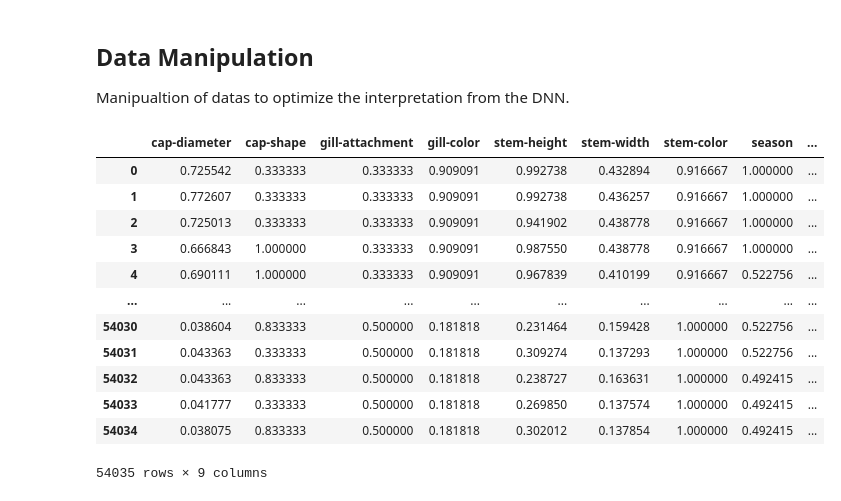
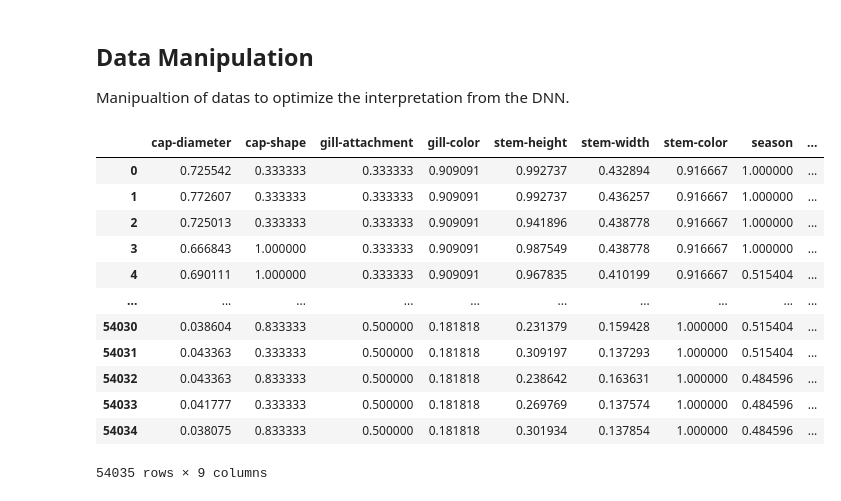
Before and after one commit to sergio-egm/Deep-Learning, a Jupyter notebook: Project/analize.ipynb, the cells around one changed output. Saved outputs shown, nothing was run; the diff lists cells and outputs as text; code cells hidden in the pictures.

```diff
--- a/Project/analize.ipynb
+++ b/Project/analize.ipynb
@@ -30,23 +24,27 @@ plt.show()
 
 Manipualtion of datas to optimize the interpretation from the DNN.
 # %%
-# data normalization
+# data normalization and tralation
+norm = pd.DataFrame()
 for columns in df:
     max_val = np.max(df[columns])
-    df[columns] /= max_val
+    min_val = np.min(df[columns])
+
+    norm[columns] = [min_val , max_val - min_val]
+    df[columns]   = (df[columns] - norm[columns][0]) / norm[columns][1]
 
 df
 # %% [output]
 |  | cap-diameter | cap-shape | gill-attachment | gill-color | stem-height | stem-width | stem-color | season | ... |
-| 0 | 0.725542 | 0.333333 | 0.333333 | 0.909091 | 0.992738 | 0.432894 | 0.916667 | 1.000000 | ... |
-| 1 | 0.772607 | 0.333333 | 0.333333 | 0.909091 | 0.992738 | 0.436257 | 0.916667 | 1.000000 | ... |
-| 2 | 0.725013 | 0.333333 | 0.333333 | 0.909091 | 0.941902 | 0.438778 | 0.916667 | 1.000000 | ... |
-| 3 | 0.666843 | 1.000000 | 0.333333 | 0.909091 | 0.987550 | 0.438778 | 0.916667 | 1.000000 | ... |
-| 4 | 0.690111 | 1.000000 | 0.333333 | 0.909091 | 0.967839 | 0.410199 | 0.916667 | 0.522756 | ... |
+| 0 | 0.725542 | 0.333333 | 0.333333 | 0.909091 | 0.992737 | 0.432894 | 0.916667 | 1.000000 | ... |
+| 1 | 0.772607 | 0.333333 | 0.333333 | 0.909091 | 0.992737 | 0.436257 | 0.916667 | 1.000000 | ... |
+| 2 | 0.725013 | 0.333333 | 0.333333 | 0.909091 | 0.941896 | 0.438778 | 0.916667 | 1.000000 | ... |
+| 3 | 0.666843 | 1.000000 | 0.333333 | 0.909091 | 0.987549 | 0.438778 | 0.916667 | 1.000000 | ... |
+| 4 | 0.690111 | 1.000000 | 0.333333 | 0.909091 | 0.967835 | 0.410199 | 0.916667 | 0.515404 | ... |
 | ... | ... | ... | ... | ... | ... | ... | ... | ... | ... |
-| 54030 | 0.038604 | 0.833333 | 0.500000 | 0.181818 | 0.231464 | 0.159428 | 1.000000 | 0.522756 | ... |
-| 54031 | 0.043363 | 0.333333 | 0.500000 | 0.181818 | 0.309274 | 0.137293 | 1.000000 | 0.522756 | ... |
-| 54032 | 0.043363 | 0.833333 | 0.500000 | 0.181818 | 0.238727 | 0.163631 | 1.000000 | 0.492415 | ... |
-| 54033 | 0.041777 | 0.333333 | 0.500000 | 0.181818 | 0.269850 | 0.137574 | 1.000000 | 0.492415 | ... |
-| 54034 | 0.038075 | 0.833333 | 0.500000 | 0.181818 | 0.302012 | 0.137854 | 1.000000 | 0.492415 | ... |
+| 54030 | 0.038604 | 0.833333 | 0.500000 | 0.181818 | 0.231379 | 0.159428 | 1.000000 | 0.515404 | ... |
+| 54031 | 0.043363 | 0.333333 | 0.500000 | 0.181818 | 0.309197 | 0.137293 | 1.000000 | 0.515404 | ... |
+| 54032 | 0.043363 | 0.833333 | 0.500000 | 0.181818 | 0.238642 | 0.163631 | 1.000000 | 0.484596 | ... |
+| 54033 | 0.041777 | 0.333333 | 0.500000 | 0.181818 | 0.269769 | 0.137574 | 1.000000 | 0.484596 | ... |
+| 54034 | 0.038075 | 0.833333 | 0.500000 | 0.181818 | 0.301934 | 0.137854 | 1.000000 | 0.484596 | ... |
 54035 rows × 9 columns
```
Also changed, not shown: parts of 12 cells of this notebook, 1 other file.
